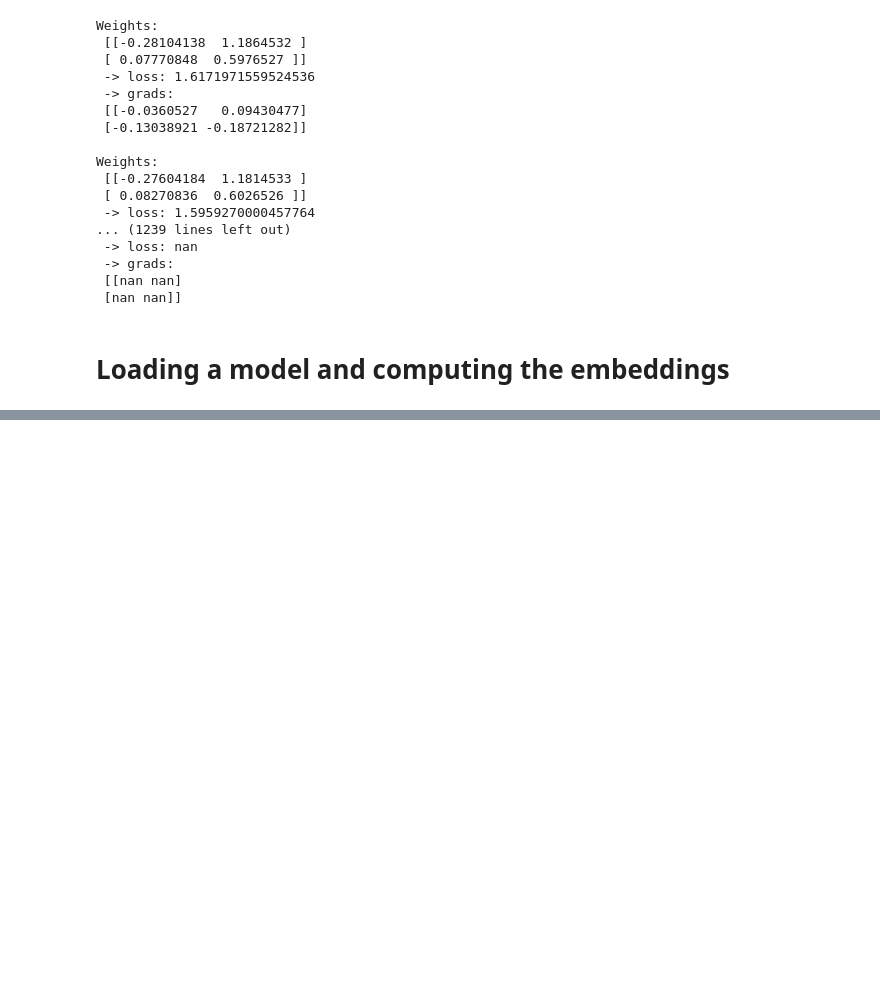
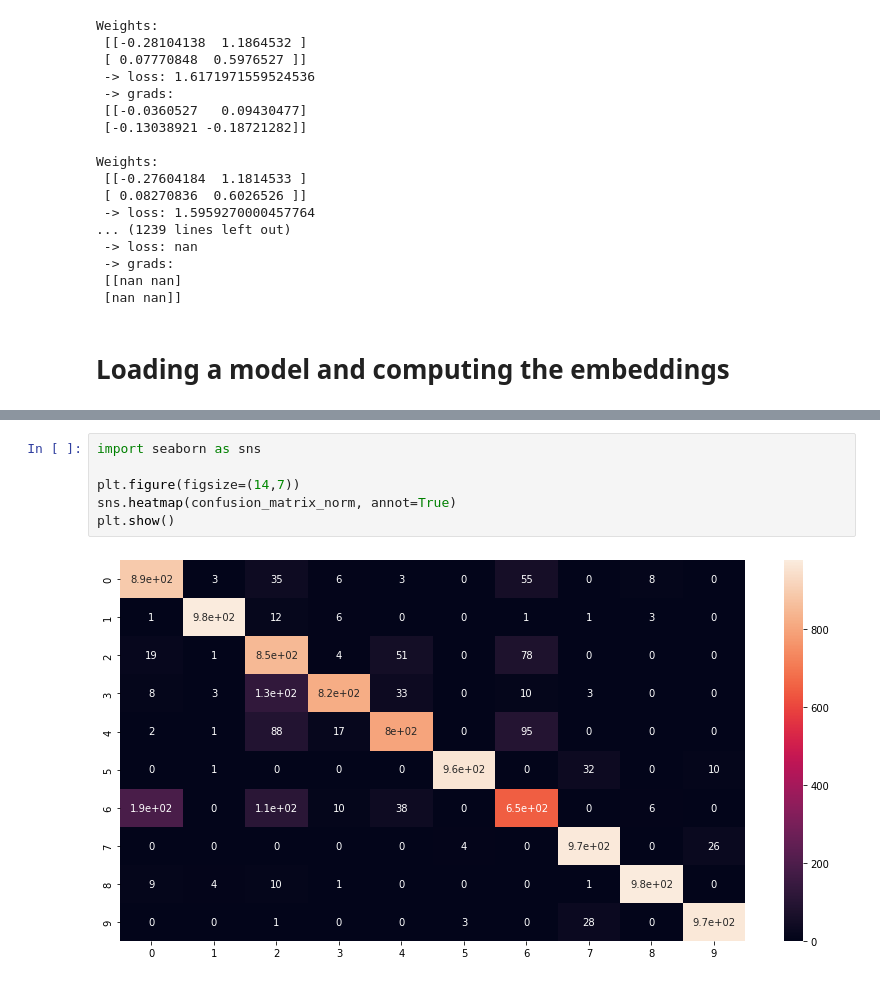
Before and after one commit to Gaspard-a11y/ArcSong, a Jupyter notebook: demo_NaN.ipynb, the cells around one changed output, grey strips where cells are left out. Cells and saved outputs as stored; diff of their text form; blank space fills up the shorter version.

```diff
--- a/demo_NaN.ipynb
+++ b/demo_NaN.ipynb
@@ -898,0 +966,8 @@ plt.show()
+# %%
+import seaborn as sns
+
+plt.figure(figsize=(14,7))
+sns.heatmap(confusion_matrix_norm, annot=True)
+plt.show()
+# %% [output]
+[figure, added]
```
Also changed, not shown: parts of 12 cells of this notebook, 2 other files.
